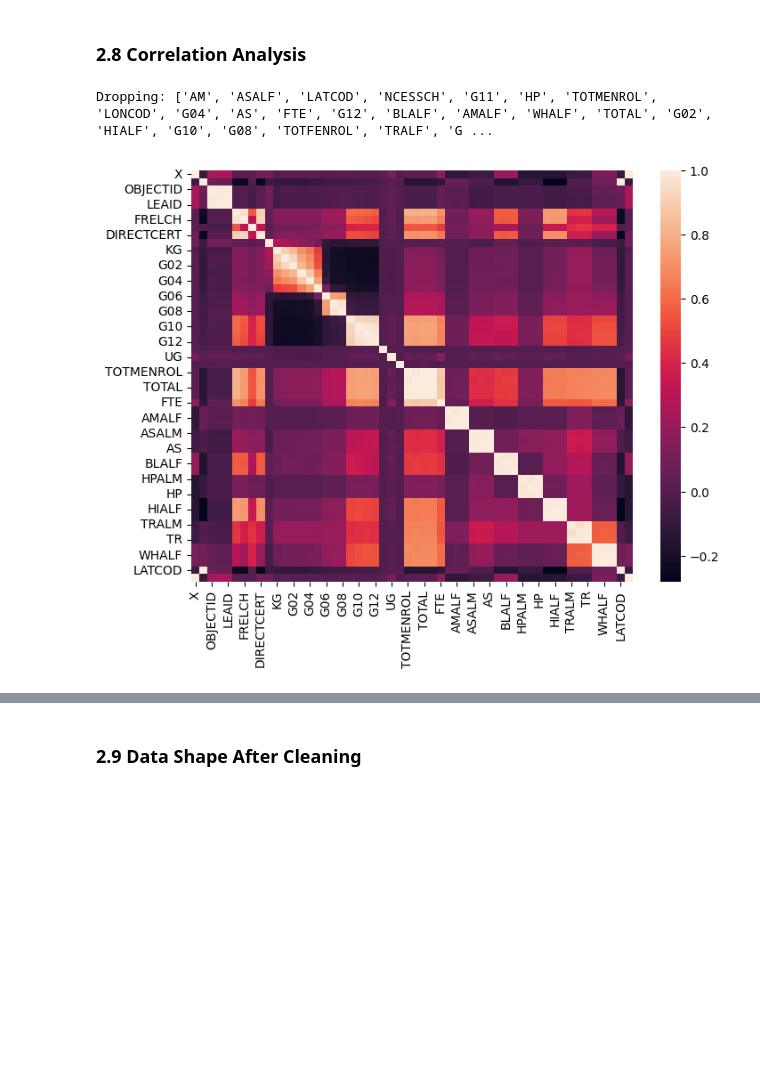
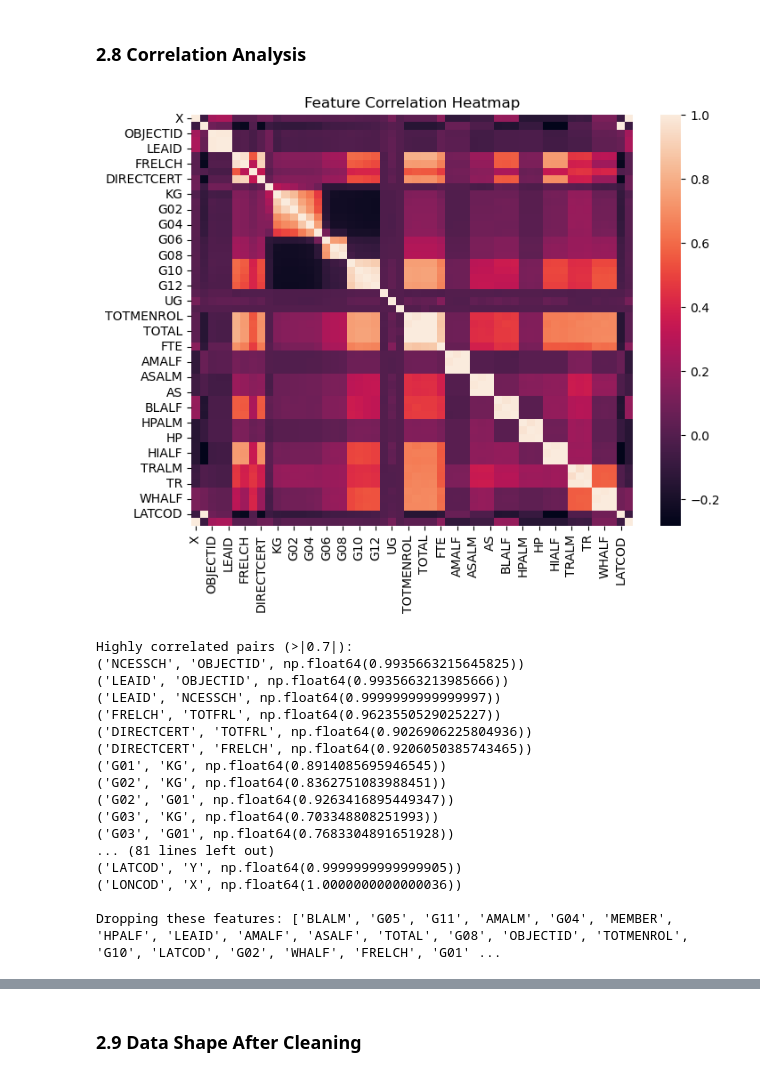
Before and after one commit to monteleecode/data-analytics, a Jupyter notebook: Project1-codebase-v2.ipynb, the cells around one changed output, grey strips where cells are left out. Drawn from its saved outputs; the diff is of its cells as text; code cells hidden in the pictures; blank space fills up the shorter version.

```diff
--- a/Project1-codebase-v2.ipynb
+++ b/Project1-codebase-v2.ipynb
@@ -719,42 +737,89 @@ dtype: int64
 # %%
 import seaborn as sns
 import matplotlib.pyplot as plt
 #Using Pearson Correlation
 
 target = "STUTERATIO"
 
 # numeric columns only
 num_df = s.select_dtypes(include="number")
 
 # predictors only (exclude target for correlation test)
 X = num_df.drop(columns=[target])
 
-
 #Using Pearson Correlation
-corrmat = X.corr()
 fig, ax = plt.subplots()
 fig.set_size_inches(8,6)
-sns.heatmap(corrmat)
+sns.heatmap(X.corr())
+plt.title("Feature Correlation Heatmap")
+plt.show()
 # Compute correlation
-# cor = num_df.corr()
+
+# original function
+# def correlation(dataset, threshold=0.7):
+#     col_corr = set()
+#     corr_matrix = dataset.corr()
+
+#     for i in range(len(corr_matrix.columns)):
+#         for j in range(i):
+#             if abs(corr_matrix.iloc[i, j]) > threshold:
+#                 colname = corr_matrix.columns[i]
+#                 col_corr.add(colname)
+
+#     return col_corr
+
+# corr_features = correlation(X, 0.7)
+
+# print("Dropping:", list(corr_features))
 
 
-def correlation(dataset, threshold=0.7):
-    col_corr = set()
+# Function to find highly correlated features
+def find_correlated_pairs(dataset, threshold=0.7):
     corr_matrix = dataset.corr()
+    correlated_pairs = []
 
     for i in range(len(corr_matrix.columns)):
         for j in range(i):
-            if abs(corr_matrix.iloc[i, j]) > threshold:
-                colname = corr_matrix.columns[i]
-                col_corr.add(colname)
+            corr_val = corr_matrix.iloc[i, j]
+            if abs(corr_val) > threshold:
+                correlated_pairs.append((corr_matrix.columns[i], corr_matrix.columns[j], corr_val))
 
-    return col_corr
+    return correlated_pairs
 
-corr_features = correlation(X, 0.7)
+# Find correlated pairs
+correlated_pairs = find_correlated_pairs(X, threshold=0.7)
+print("Highly correlated pairs (>|0.7|):")
+for pair in correlated_pairs:
+    print(pair)
 
-print("Dropping:", list(corr_features))
+# Features you want to keep even if correlated
+keeping = [
+    "NCESSCH", "TOTFRL", "KG", "G4", "G7", "G09", "AM", "AS",
+    "BL", "HP", "TR", "WH", "X", "Y"
+]
+
+# Features to drop: correlated features NOT in keeping list
+corr_features = {f[0] for f in correlated_pairs} | {f[1] for f in correlated_pairs}
+features_to_drop = [f for f in corr_features if f not in keeping]
+
+print("\nDropping these features:", features_to_drop)
 # %% [output]
+[figure, new version]
-Dropping: ['AM', 'ASALF', 'LATCOD', 'NCESSCH', 'G11', 'HP', 'TOTMENROL', 'LONCOD', 'G04', 'AS', 'FTE', 'G12', 'BLALF', 'AMALF', 'WHALF', 'TOTAL', 'G02', 'HIALF', 'G10', 'G08', 'TOTFENROL', 'TRALF', 'G ...
+Highly correlated pairs (>|0.7|):
+('NCESSCH', 'OBJECTID', np.float64(0.9935663215645825))
+('LEAID', 'OBJECTID', np.float64(0.9935663213985666))
+('LEAID', 'NCESSCH', np.float64(0.9999999999999997))
+('FRELCH', 'TOTFRL', np.float64(0.9623550529025227))
+('DIRECTCERT', 'TOTFRL', np.float64(0.9026906225804936))
+('DIRECTCERT', 'FRELCH', np.float64(0.9206050385743465))
+('G01', 'KG', np.float64(0.8914085695946545))
+('G02', 'KG', np.float64(0.8362751083988451))
+('G02', 'G01', np.float64(0.9263416895449347))
+('G03', 'KG', np.float64(0.703348808251993))
+('G03', 'G01', np.float64(0.7683304891651928))
+... (81 lines left out)
+('LATCOD', 'Y', np.float64(0.9999999999999905))
+('LONCOD', 'X', np.float64(1.0000000000000036))
+
+Dropping these features: ['BLALM', 'G05', 'G11', 'AMALM', 'G04', 'MEMBER', 'HPALF', 'LEAID', 'AMALF', 'ASALF', 'TOTAL', 'G08', 'OBJECTID', 'TOTMENROL', 'G10', 'LATCOD', 'G02', 'WHALF', 'FRELCH', 'G01' ...
-[figure, old version]
 # %%
```
Also changed, not shown: parts of 13 cells of this notebook, 2 other files.
